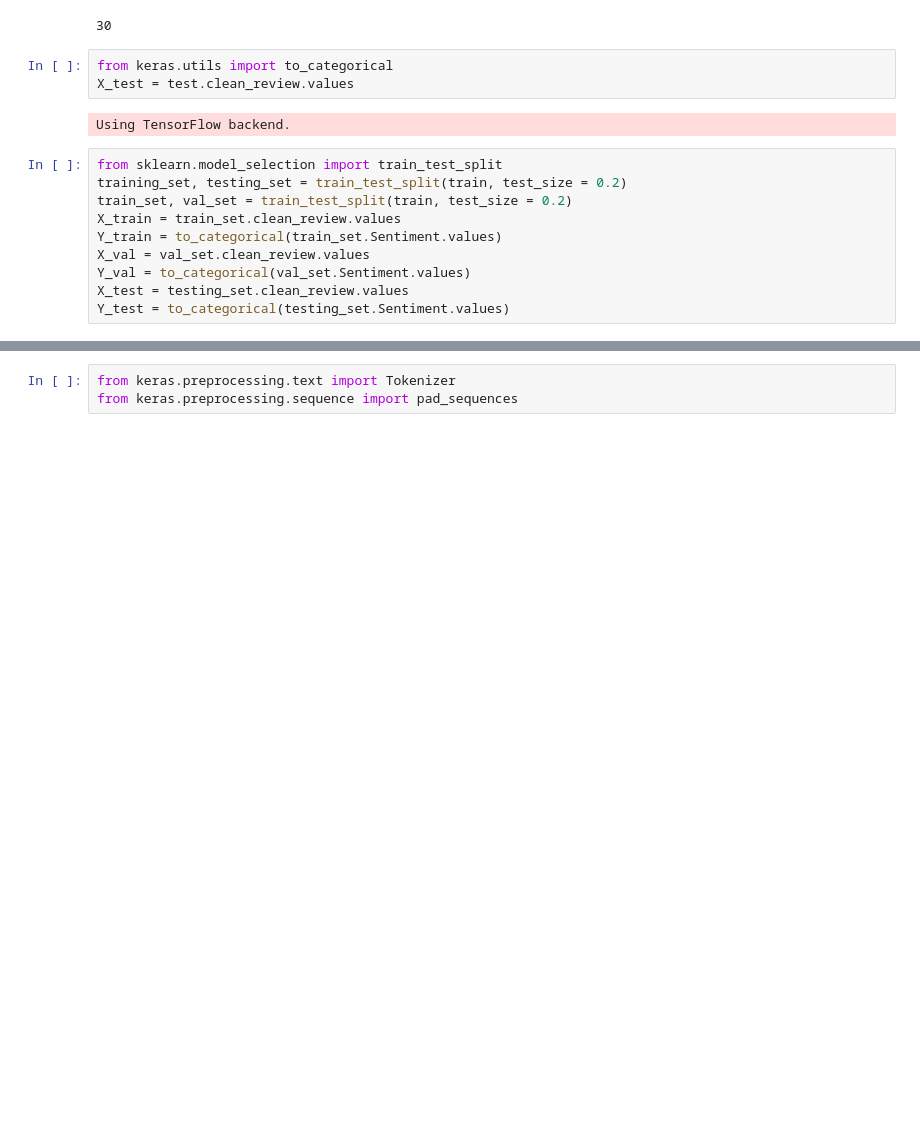
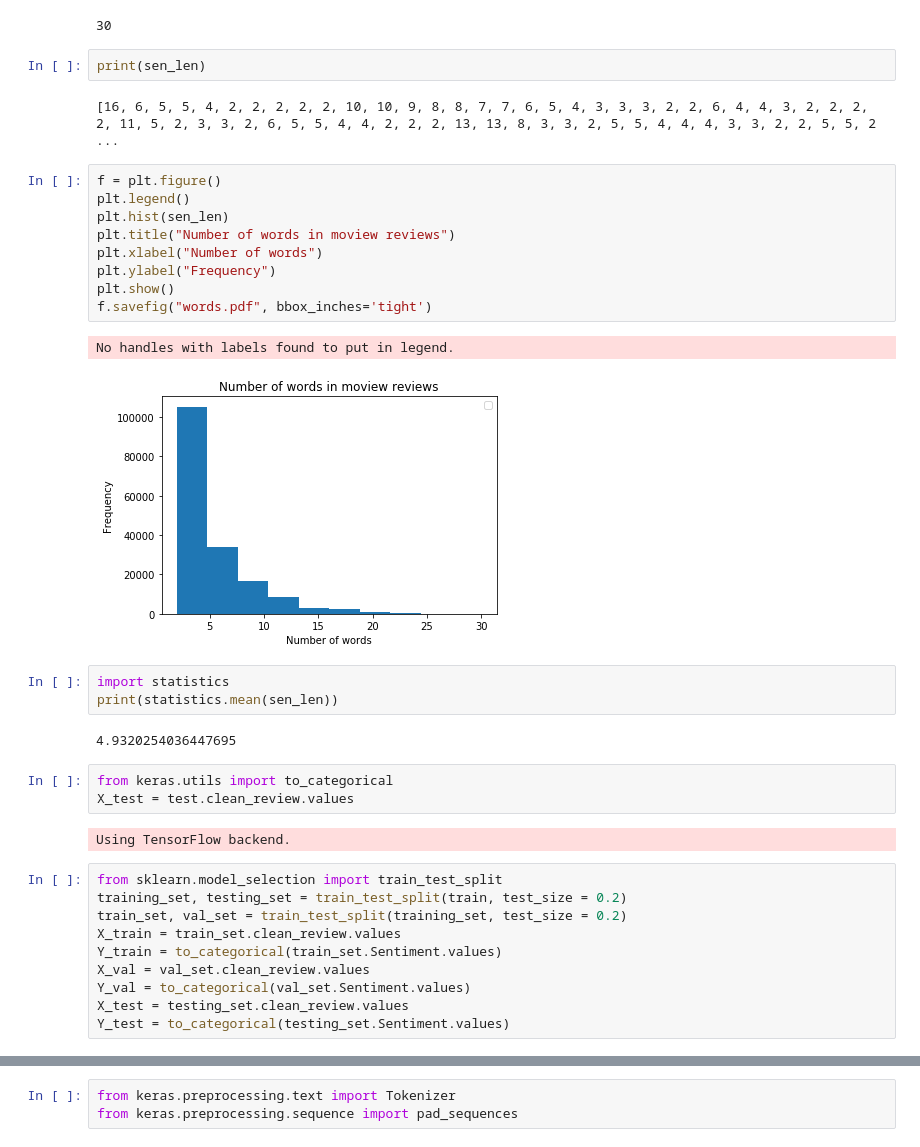
Before and after one commit to 30JD/Sentiment_Analysis_via_Deep_Learning, a Jupyter notebook: Sentiment_analysis.ipynb, the cells around one changed output, grey strips where cells are left out. Cells and saved outputs as stored; diff of their text form; blank space fills up the shorter version.

```diff
--- a/Sentiment_analysis.ipynb
+++ b/Sentiment_analysis.ipynb
@@ -110,6 +117,27 @@ max_len = np.max(sen_len)
 max_len
 # %% [output]
 30
+# %%
+print(sen_len)
+# %% [output]
+[16, 6, 5, 5, 4, 2, 2, 2, 2, 2, 10, 10, 9, 8, 8, 7, 7, 6, 5, 4, 3, 3, 3, 2, 2, 6, 4, 4, 3, 2, 2, 2, 2, 11, 5, 2, 3, 3, 2, 6, 5, 5, 4, 4, 2, 2, 2, 13, 13, 8, 3, 3, 2, 5, 5, 4, 4, 4, 3, 3, 2, 2, 5, 5, 2 ...
+# %%
+f = plt.figure()
+plt.legend()
+plt.hist(sen_len)
+plt.title("Number of words in moview reviews")
+plt.xlabel("Number of words")
+plt.ylabel("Frequency")
+plt.show()
+f.savefig("words.pdf", bbox_inches='tight')
+# %% [output]
+No handles with labels found to put in legend.
+[figure, added]
+# %%
+import statistics
+print(statistics.mean(sen_len))
+# %% [output]
+4.9320254036447695
 # %%
 from keras.utils import to_categorical
 X_test = test.clean_review.values
@@ -118,7 +146,7 @@ Using TensorFlow backend.
 # %%
 from sklearn.model_selection import train_test_split
 training_set, testing_set = train_test_split(train, test_size = 0.2)
-train_set, val_set = train_test_split(train, test_size = 0.2)
+train_set, val_set = train_test_split(training_set, test_size = 0.2)
 X_train = train_set.clean_review.values
 Y_train = to_categorical(train_set.Sentiment.values)
 X_val = val_set.clean_review.values
```
Also changed, not shown: parts of 32 cells of this notebook.
